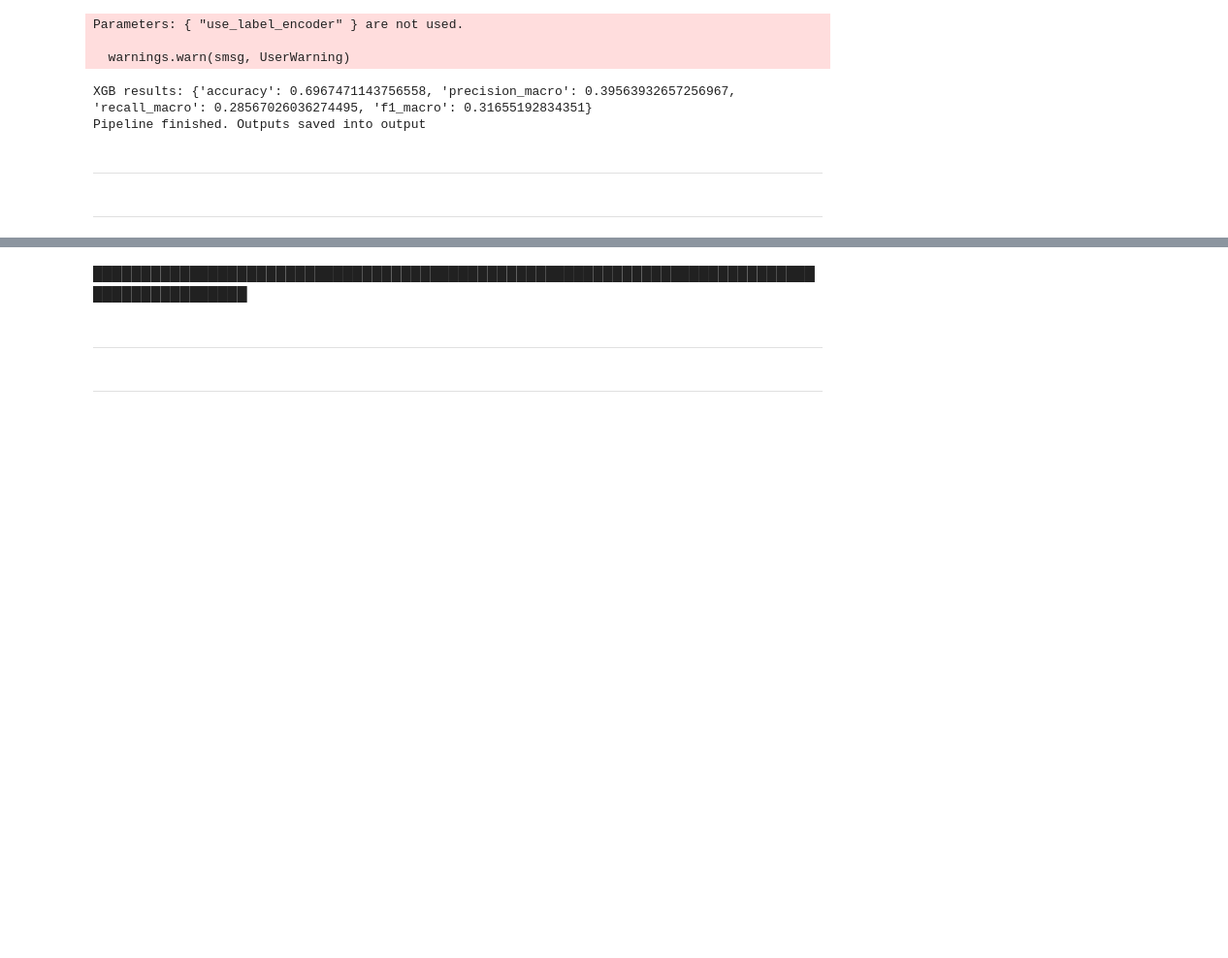
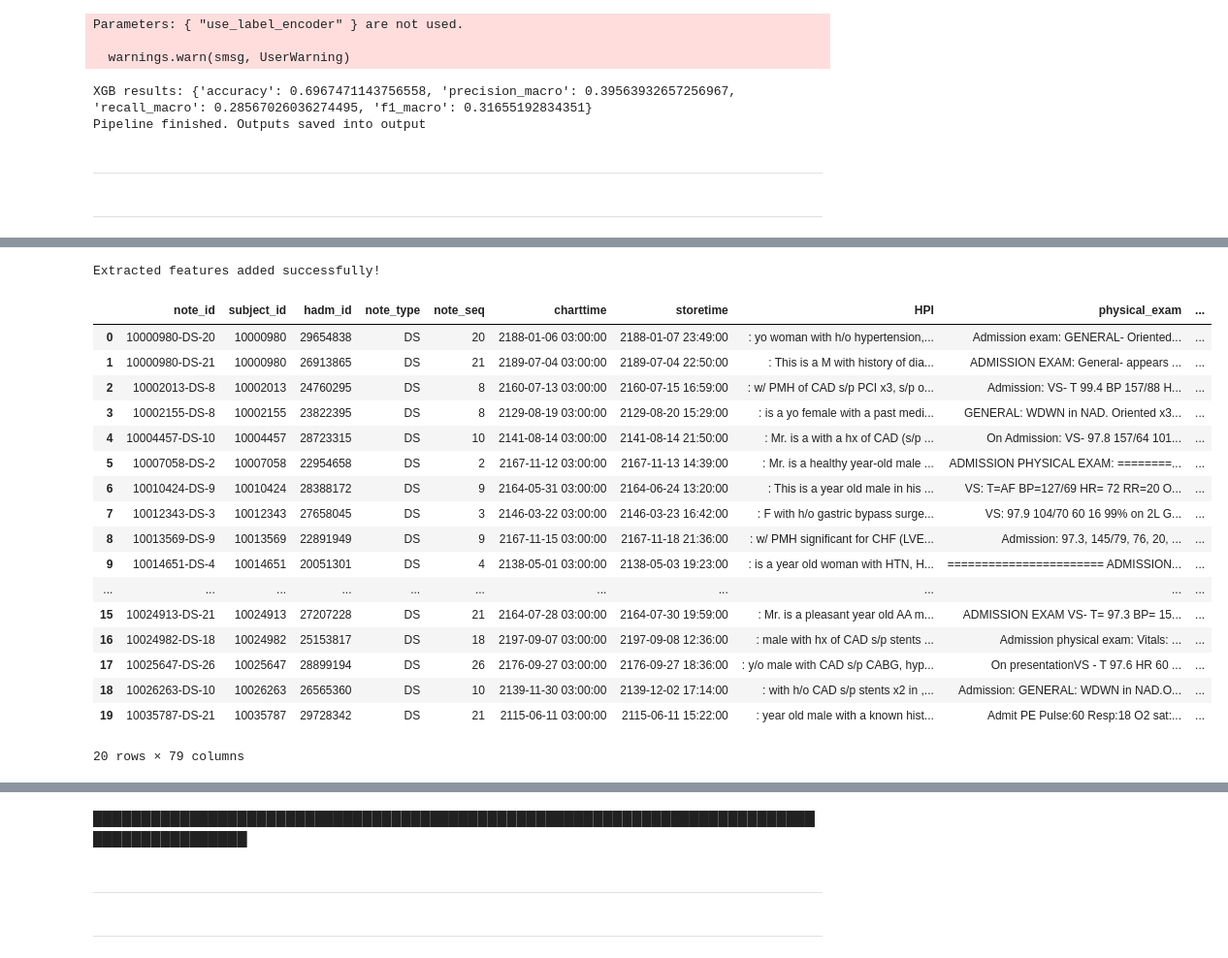
Before and after one commit to divya322/Data-Analytics-Project, a Jupyter notebook: Dataset_1_AND_3/second_Dataset_Prototyping.ipynb, the cells around one changed output, grey strips where cells are left out. Shown at 97% size. Drawn from its saved outputs; the diff is of its cells as text; code cells hidden in the pictures; blank space fills up the shorter version.

```diff
--- a/Dataset_1_AND_3/second_Dataset_Prototyping.ipynb
+++ b/Dataset_1_AND_3/second_Dataset_Prototyping.ipynb
@@ -619,0 +757,77 @@ Pipeline finished. Outputs saved into output
+# %%
+# --- EXTRACTED FEATURES SECTION ---
+
+df['hpi_length_words'] = df['HPI'].apply(lambda x: len(str(x).split()))
+df['hpi_length_chars'] = df['HPI'].apply(lambda x: len(str(x)))
+
+df['has_chest_pain'] = df['HPI'].str.contains(r'\bchest pain\b', case=False, na=False).astype(int)
+df['has_dyspnea'] = df['HPI'].str.contains(r'\bdyspnea|\bsob|\bshortness of breath\b', case=False, na=False).astype(int)
+df['has_fever'] = df['HPI'].str.contains(r'\bfever\b', case=False, na=False).astype(int)
+df['has_cough'] = df['HPI'].str.contains(r'\bcough\b', case=False, na=False).astype(int)
+df['has_wheeze'] = df['HPI'].str.contains(r'\bwheeze|\bwheezing\b', case=False, na=False).astype(int)
+df['has_orthopnea'] = df['HPI'].str.contains(r'\borthopnea\b', case=False, na=False).astype(int)
+
+# COUNT TOTAL SYMPTOMS
+sym_cols = ['has_chest_pain','has_dyspnea','has_fever','has_cough','has_wheeze','has_orthopnea']
+df['num_symptoms'] = df[sym_cols].sum(axis=1)
+
+# EXTRACT IMAGING COUNTS
+# --- SAFE IMAGING COUNT EXTRACTION (works for lists, numpy arrays, strings, None) ---
+
+def is_empty_imaging(x):
+    if x is None:
+        return True
+    if isinstance(x, float) and pd.isna(x):
+        return True
+    if isinstance(x, str):
+        return x.strip() == ""
+    if isinstance(x, list):
+        return len(x) == 0
+    if hasattr(x, "__len__"):  # catches numpy arrays
+        return len(x) == 0
+    return False
+
+img_cols = ['X-ray_list','CT_list','Ultrasound_list','CATH_list','ECG_list','MRI_list']
+
+df['num_imaging_tests'] = df[img_cols].apply(
+    lambda row: sum(0 if is_empty_imaging(x) else 1 for x in row),
+    axis=1
+)
+
+# CREATE SEVERITY SCORE (simple scale)
+df['severity_score'] = (
+      df['has_dyspnea'] * 2
+    + df['has_chest_pain'] * 2
+    + df['has_orthopnea'] * 2
+    + df['has_wheeze'] * 1
+    + df['has_fever'] * 1
+    + df['has_cough'] * 1
+)
+
+# POSSIBLE CRITICAL CASE
+df['critical_case_flag'] = (df['severity_score'] >= 4).astype(int)
+
+df.to_csv("output/heart_diagnoses_with_features.csv", index=False)
+
+print("Extracted features added successfully!")
+df.head(20)
+# %% [output]
+Extracted features added successfully!
+|  | note_id | subject_id | hadm_id | note_type | note_seq | charttime | storetime | HPI | physical_exam | ... |
+| 0 | 10000980-DS-20 | 10000980 | 29654838 | DS | 20 | 2188-01-06 03:00:00 | 2188-01-07 23:49:00 | : yo woman with h/o hypertension,... | Admission exam: GENERAL- Oriented... | ... |
+| 1 | 10000980-DS-21 | 10000980 | 26913865 | DS | 21 | 2189-07-04 03:00:00 | 2189-07-04 22:50:00 | : This is a M with history of dia... | ADMISSION EXAM: General- appears ... | ... |
+| 2 | 10002013-DS-8 | 10002013 | 24760295 | DS | 8 | 2160-07-13 03:00:00 | 2160-07-15 16:59:00 | : w/ PMH of CAD s/p PCI x3, s/p o... | Admission: VS- T 99.4 BP 157/88 H... | ... |
+| 3 | 10002155-DS-8 | 10002155 | 23822395 | DS | 8 | 2129-08-19 03:00:00 | 2129-08-20 15:29:00 | : is a yo female with a past medi... | GENERAL: WDWN in NAD. Oriented x3... | ... |
+| 4 | 10004457-DS-10 | 10004457 | 28723315 | DS | 10 | 2141-08-14 03:00:00 | 2141-08-14 21:50:00 | : Mr. is a with a hx of CAD (s/p ... | On Admission: VS- 97.8 157/64 101... | ... |
+| 5 | 10007058-DS-2 | 10007058 | 22954658 | DS | 2 | 2167-11-12 03:00:00 | 2167-11-13 14:39:00 | : Mr. is a healthy year-old male ... | ADMISSION PHYSICAL EXAM: ========... | ... |
+| 6 | 10010424-DS-9 | 10010424 | 28388172 | DS | 9 | 2164-05-31 03:00:00 | 2164-06-24 13:20:00 | : This is a year old male in his ... | VS: T=AF BP=127/69 HR= 72 RR=20 O... | ... |
+| 7 | 10012343-DS-3 | 10012343 | 27658045 | DS | 3 | 2146-03-22 03:00:00 | 2146-03-23 16:42:00 | : F with h/o gastric bypass surge... | VS: 97.9 104/70 60 16 99% on 2L G... | ... |
+| 8 | 10013569-DS-9 | 10013569 | 22891949 | DS | 9 | 2167-11-15 03:00:00 | 2167-11-18 21:36:00 | : w/ PMH significant for CHF (LVE... | Admission: 97.3, 145/79, 76, 20, ... | ... |
+| 9 | 10014651-DS-4 | 10014651 | 20051301 | DS | 4 | 2138-05-01 03:00:00 | 2138-05-03 19:23:00 | : is a year old woman with HTN, H... | ======================= ADMISSION... | ... |
+| ... | ... | ... | ... | ... | ... | ... | ... | ... | ... | ... |
+| 15 | 10024913-DS-21 | 10024913 | 27207228 | DS | 21 | 2164-07-28 03:00:00 | 2164-07-30 19:59:00 | : Mr. is a pleasant year old AA m... | ADMISSION EXAM VS- T= 97.3 BP= 15... | ... |
+| 16 | 10024982-DS-18 | 10024982 | 25153817 | DS | 18 | 2197-09-07 03:00:00 | 2197-09-08 12:36:00 | : male with hx of CAD s/p stents ... | Admission physical exam: Vitals: ... | ... |
+| 17 | 10025647-DS-26 | 10025647 | 28899194 | DS | 26 | 2176-09-27 03:00:00 | 2176-09-27 18:36:00 | : y/o male with CAD s/p CABG, hyp... | On presentationVS - T 97.6 HR 60 ... | ... |
+| 18 | 10026263-DS-10 | 10026263 | 26565360 | DS | 10 | 2139-11-30 03:00:00 | 2139-12-02 17:14:00 | : with h/o CAD s/p stents x2 in ,... | Admission: GENERAL: WDWN in NAD.O... | ... |
+| 19 | 10035787-DS-21 | 10035787 | 29728342 | DS | 21 | 2115-06-11 03:00:00 | 2115-06-11 15:22:00 | : year old male with a known hist... | Admit PE Pulse:60 Resp:18 O2 sat:... | ... |
+20 rows × 79 columns
```
Also changed, not shown: parts of 29 cells of this notebook.
